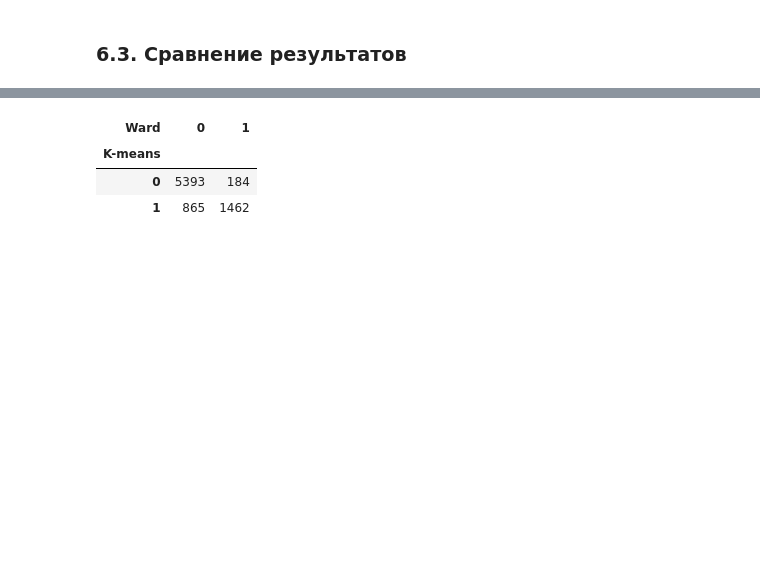
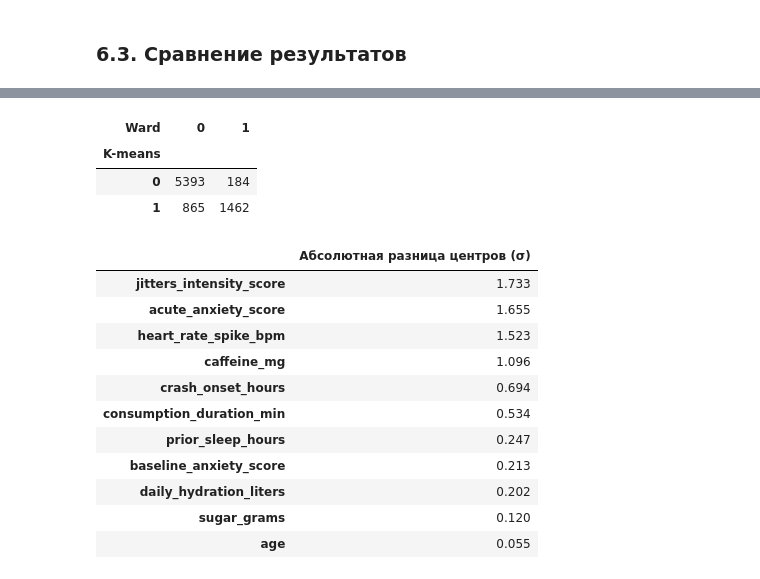
Before and after one commit to Ko4erizhkas/AI_Lab3, a Jupyter notebook: Lab_3_Clustering.ipynb, the cells around one changed output, grey strips where cells are left out. Drawn from its saved outputs; the diff is of its cells as text; code cells hidden in the pictures; blank space fills up the shorter version.

Commit message:
сделал кучу правок после серии замечаний

```diff
--- a/Lab_3_Clustering.ipynb
+++ b/Lab_3_Clustering.ipynb
@@ -570,22 +710,48 @@ Ward — центры в исходных единицах
 ### 6.3. Сравнение результатов
 # %%
 summary=metrics.copy(); summary['WCSS']=[geometry[name][0].WCSS.sum() for name in summary.index]; summary['Средний ARI устойчивости']=stability.mean()
-display(summary.round(4)); display(pd.crosstab(labels_km,labels_ward,rownames=['K-means'],colnames=['Ward']))
-display(Markdown(f"""## Заключение
-1. Исследованы {len(df)} объектов и {df.shape[1]} столбцов, без пропусков и дубликатов. После фильтрации осталось {len(X)} объектов. Использовано {len(features)} числовых признаков без метки риска и тяжести спада.
-2. Выполнены стандартизация, анализ распределений и корреляций, матрица рассеивания. Явно изолированные группы не выявлены.
-3. Подобраны параметры K-means (k={best_k_km}, n_init=10) и Ward (k={best_k_ward}). Использованы локоть, силуэт и дендрограмма.
-4. K-means: Silhouette={metrics.loc['K-means','Silhouette']:.3f}, CH={metrics.loc['K-means','Calinski-Harabasz']:.1f}, ARI с риском={metrics.loc['K-means','ARI']:.3f}. Ward: Silhouette={metrics.loc['Ward','Silhouette']:.3f}, CH={metrics.loc['Ward','Calinski-Harabasz']:.1f}, ARI с риском={metrics.loc['Ward','ARI']:.3f}. По силуэту предпочтительнее {best_sil}, по устойчивости — {stable_winner}. Низкие силуэты означают слабое разделение, поэтому нельзя утверждать, что выделены однозначные природные классы.
-5. Группы различаются выраженностью реакции и дозировкой кофеина. Низкое согласие с классами риска означает, что профили реакции не тождественны категориям тяжести. PCA сохраняет {pca.explained_variance_ratio_.sum():.1%} дисперсии.
-6. Ограничения: исключены категориальные признаки и экстремальные наблюдения, коррелирующие показатели могут повышать вес реакции; происхождение данных неизвестно. В дальнейшем можно проверить GMM, альтернативный набор признаков и методы для смешанных данных.
+summary['Std ARI устойчивости']=stability.std()
+display(summary.round(4))
+comparison=pd.crosstab(labels_km,labels_ward,rownames=['K-means'],colnames=['Ward']); display(comparison)
+km_prof=profiles['K-means']; weak=km_prof.jitters_intensity_score.idxmin(); strong=km_prof.jitters_intensity_score.idxmax()
+ward_strong=profiles['Ward'].jitters_intensity_score.idxmax()
+weak_row=km_prof.loc[weak]; strong_row=km_prof.loc[strong]
+rs=(pd.crosstab(labels_km,y_true,normalize='index')*100).loc[strong]
+gaps=(pd.DataFrame(geometry['K-means'][3],columns=features).loc[strong]-pd.DataFrame(geometry['K-means'][3],columns=features).loc[weak]).abs().sort_values(ascending=False)
+display(gaps.rename('Абсолютная разница центров (σ)').to_frame().round(3))
+display(Markdown(f"""**Содержательное сравнение.** K-means и Ward выделяют группы слабой и сильной реакции, однако ARI между ними {ari_methods:.3f} — умеренное согласие. В таблице сопряжённости видно, что {comparison.loc[strong].sum()-comparison.loc[strong,ward_strong]} объектов сильной группы K-means относятся к слабой группе Ward, а {comparison.loc[weak,ward_strong]} объектов слабой группы K-means — к сильной группе Ward. Различие связано с положением границы между слабой и сильной реакцией: методы по-разному относят пограничные объекты к группам, что согласуется с перекрытием облаков.
 
-**Цель работы достигнута:** проведены кластеризация двумя методами, подбор параметров, оценка качества, исследование устойчивости, визуализация и содержательная интерпретация результатов."""))
+K-means, кластер {weak} (слабая реакция): кофеин {weak_row.caffeine_mg:.0f} мг, дрожь {weak_row.jitters_intensity_score:.2f}, тревожность {weak_row.acute_anxiety_score:.2f}, прирост ЧСС {weak_row.heart_rate_spike_bpm:.2f}, сон {weak_row.prior_sleep_hours:.2f} ч. Кластер {strong} (сильная реакция): кофеин {strong_row.caffeine_mg:.0f} мг, дрожь {strong_row.jitters_intensity_score:.2f}, тревожность {strong_row.acute_anxiety_score:.2f}, прирост ЧСС {strong_row.heart_rate_spike_bpm:.2f}, сон {strong_row.prior_sleep_hours:.2f} ч. Доза кофеина — один из ключевых факторов, отличающих профили потребления (176 против 246 мг), тогда как сон различается слабо (6,47 против 6,15 ч). Наибольший стандартизованный разрыв центров наблюдается по признакам {', '.join(gaps.head(3).index)}. Различия по выраженности симптомов характеризуют градиент реакции; различие дозы является главным содержательным различием в потреблении, но не устанавливает причинность.
+
+Профили реакции не тождественны категориям тяжести спада: ARI K-means с риском = {metrics.loc['K-means','ARI']:.4f}. В сильной группе {rs['Severe Crash & Tachycardia']:.1f}% Severe, {rs['Moderate Crash & Lethargy']:.1f}% Moderate, {rs['Mild Afternoon Fatigue']:.1f}% Mild и {rs['Sustained / Negligible Crash']:.1f}% Sustained. Следовательно, кластеры делят объекты по выраженности реакции, а не по типу спада: даже сильная группа не совпадает с одним уровнем риска.
+
+## Заключение
+1. Исследованы {len(df)} объектов и {df.shape[1]} столбцов, без пропусков и дубликатов. В основной модели использованы {len(X)} объектов и {len(features)} стандартизованных числовых признаков, без метки риска и тяжести спада.
+2. K-means и Ward имеют максимум силуэта при k=2 (на подвыборке {km_grid.loc[best_k_km,'Silhouette']:.3f} и {ward_grid.loc[best_k_ward,'Silhouette']:.3f}). Локоть не выражен. Две группы описывают градиент выраженности реакции, а не дискретные типы.
+3. На полной очищенной выборке K-means имеет силуэт {metrics.loc['K-means','Silhouette']:.3f}, Ward — {metrics.loc['Ward','Silhouette']:.3f}. Разница мала. CH, DB и особенно устойчивость (ARI {stability['K-means'].mean():.3f} против {stability.Ward.mean():.3f}) поддерживают выбор K-means среди двух основных методов. GMM с полной ковариацией проверен дополнительно: лучший сошедшийся вариант по силуэту k={best_k_gmm}, полный силуэт около {gmm_full_sil:.2f}; его устойчивость не оценивалась.
+4. Удаление 96 наблюдений заметно меняет результат (ARI {ari_filter:.3f}); проверены разбиения без фильтрации при k=3–4. {result_text} Фильтрация не доказывает ошибочность наблюдений.
+5. PCA покрывает {pca.explained_variance_ratio_.sum():.1%} дисперсии, поэтому рисунок иллюстративен. Внешние метрики показывают слабое согласие с классами риска; кластеры не являются классификатором.
+6. Ограничения: происхождение данных неизвестно (возможно, синтетические), категориальные признаки исключены, коррелирующие показатели усиливают вес реакции, leave-one-feature-out не проводился. Результаты не имеют установленного медицинского смысла и не могут интерпретироваться как закономерности действия кофеина. Это разведочный анализ данных неизвестного происхождения (возможно, синтетических), а не медицинское исследование.
+
+**Цель работы достигнута:** выполнены два основных метода, подбор параметров, оценка качества и устойчивости, визуализация, интерпретация и дополнительные проверки фильтрации и GMM."""))
 # %% [output]
 |  | k | Silhouette | Calinski-Harabasz | Davies-Bouldin | Rand | ARI | Jaccard | NMI | WCSS | ... |
 | Метод |  |  |  |  |  |  |  |  |  | ... |
 | K-means | 2 | 0.210 | 1883.060 | 1.867 | 0.472 | 2.020e-02 | 0.236 | 0.054 | 70212.295 | ... |
 | Ward | 2 | 0.197 | 1435.964 | 1.884 | 0.421 | -8.000e-04 | 0.237 | 0.025 | 73574.012 | ... |
 | Ward | 0 | 1 |
 | K-means |  |  |
 | 0 | 5393 | 184 |
 | 1 | 865 | 1462 |
+|  | Абсолютная разница центров (σ) |
+| jitters_intensity_score | 1.733 |
+| acute_anxiety_score | 1.655 |
+| heart_rate_spike_bpm | 1.523 |
+| caffeine_mg | 1.096 |
+| crash_onset_hours | 0.694 |
+| consumption_duration_min | 0.534 |
+| prior_sleep_hours | 0.247 |
+| baseline_anxiety_score | 0.213 |
+| daily_hydration_liters | 0.202 |
+| sugar_grams | 0.120 |
+| age | 0.055 |
```
Also changed, not shown: parts of 19 cells of this notebook.
